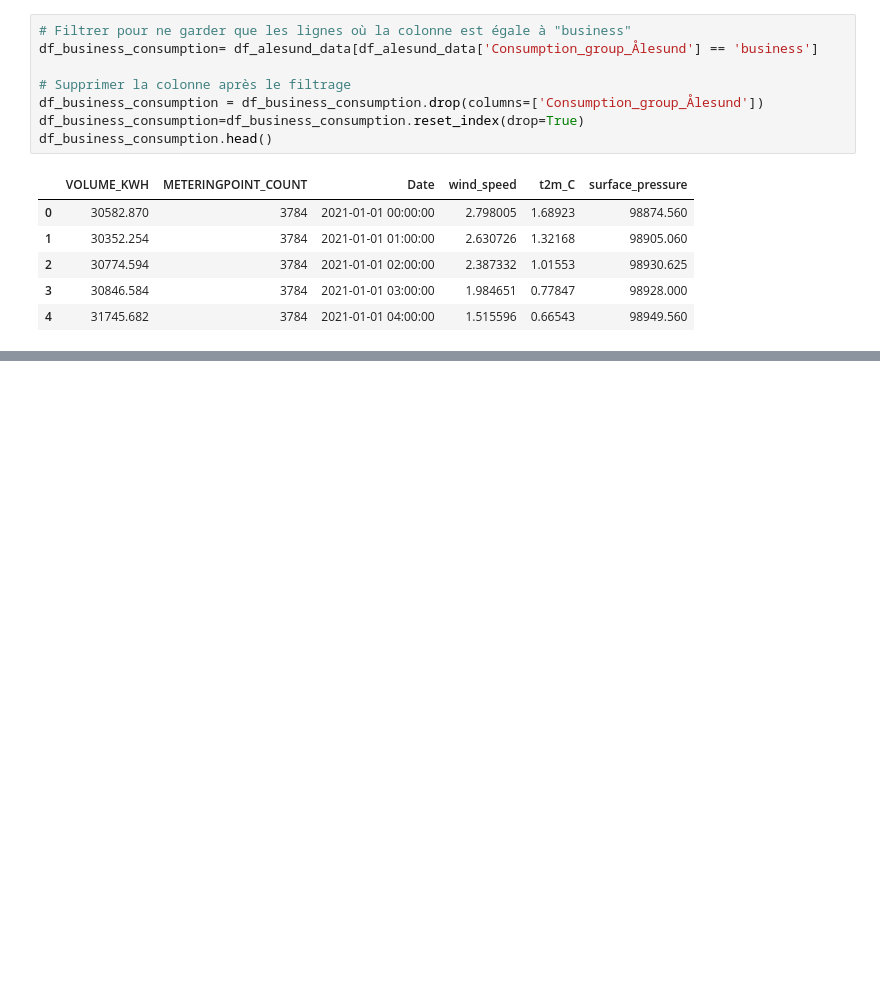
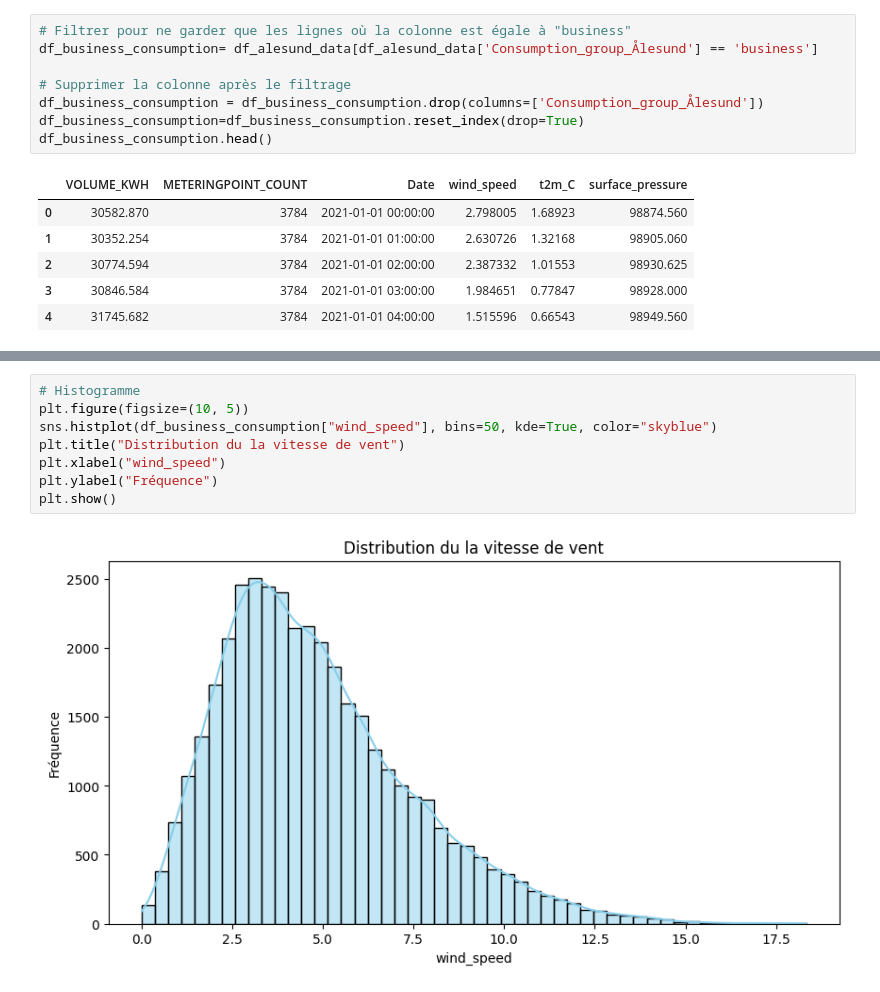
Before and after one commit to mghyly20/Eneenergy-forecasting, a Jupyter notebook: LSTM_model.ipynb, the cells around one changed output, grey strips where cells are left out. Drawn from its saved outputs; the diff is of its cells as text; blank space fills up the shorter version.

```diff
--- a/LSTM_model.ipynb
+++ b/LSTM_model.ipynb
@@ -46,0 +97,10 @@ df_business_consumption.head()
+# %%
+# Histogramme
+plt.figure(figsize=(10, 5))
+sns.histplot(df_business_consumption["wind_speed"], bins=50, kde=True, color="skyblue")
+plt.title("Distribution du la vitesse de vent")
+plt.xlabel("wind_speed")
+plt.ylabel("Fréquence")
+plt.show()
+# %% [output]
+[figure, added]
```
Also changed, not shown: parts of 16 cells of this notebook.
